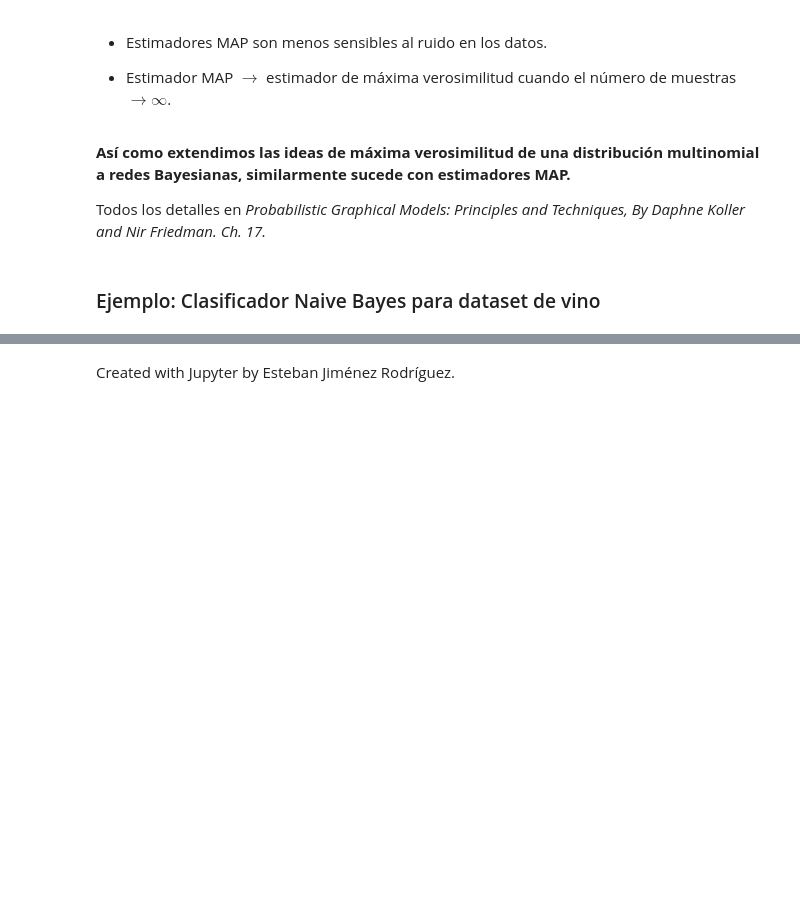
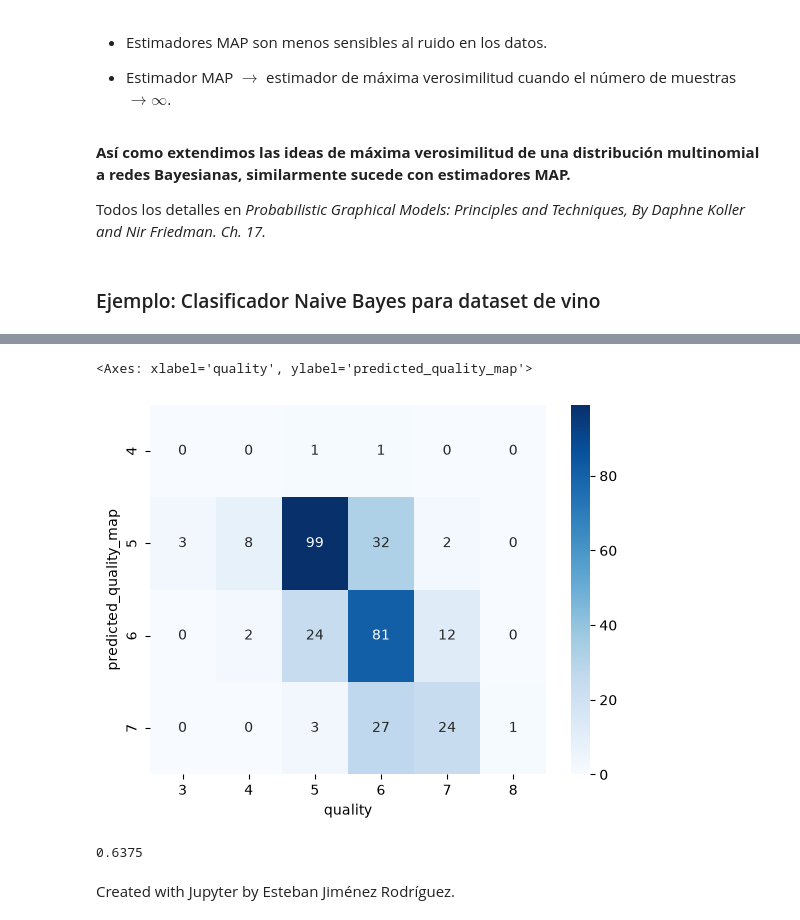
Before and after one commit to esjimenezro/mgp2026, a Jupyter notebook: m2-redes-bayesianas/c8-aprendizaje-redes-bayesianas/1-estimacion-parametros-rb.ipynb, the cells around one changed output, grey strips where cells are left out. Saved outputs shown, nothing was run; the diff lists cells and outputs as text; code cells hidden in the pictures; blank space fills up the shorter version.

```diff
--- a/m2-redes-bayesianas/c8-aprendizaje-redes-bayesianas/1-estimacion-parametros-rb.ipynb
+++ b/m2-redes-bayesianas/c8-aprendizaje-redes-bayesianas/1-estimacion-parametros-rb.ipynb
@@ -491,4 +541,6 @@ Todos los detalles en *Probabilistic Graphical Models: Principles and Techniques
 # %%
-# Instanciamos estimador bayesiano
+# Instanciamos estimador bayesiano - MAP
+estimator = DiscreteBayesianEstimator(prior_type='Dirichlet', pseudo_counts=10)
 # %%
 # Estimar CPDs con previa de Dirichlet
+wine_model.fit(data_train, estimator=estimator)
@@ -500,0 +581,3 @@ Todos los detalles en *Probabilistic Graphical Models: Principles and Techniques
+# %%
+# Evaluación
+data_test["predicted_quality_map"] = wine_model.predict(data_test[independent_vars])[target]
@@ -501,3 +600,22 @@ Todos los detalles en *Probabilistic Graphical Models: Principles and Techniques
+# %%
+# Matriz de confusión
+sns.heatmap(
+    pd.crosstab(
+        data_test["predicted_quality_map"],
+        data_test[target]
+    ),
+    annot=True,
+    fmt='d',
+    cmap='Blues'
+)
+# %% [output]
+<Axes: xlabel='quality', ylabel='predicted_quality_map'>
+[figure, added]
+# %%
+test_accuracy = data_test[data_test["predicted_quality_map"] == data_test[target]].shape[0] / data_test.shape[0]
+test_accuracy
+# %% [output]
+0.6375
 # %% [markdown]
 <script>
   $(document).ready(function(){
```
Also changed, not shown: parts of 12 cells of this notebook, 1 other file.
